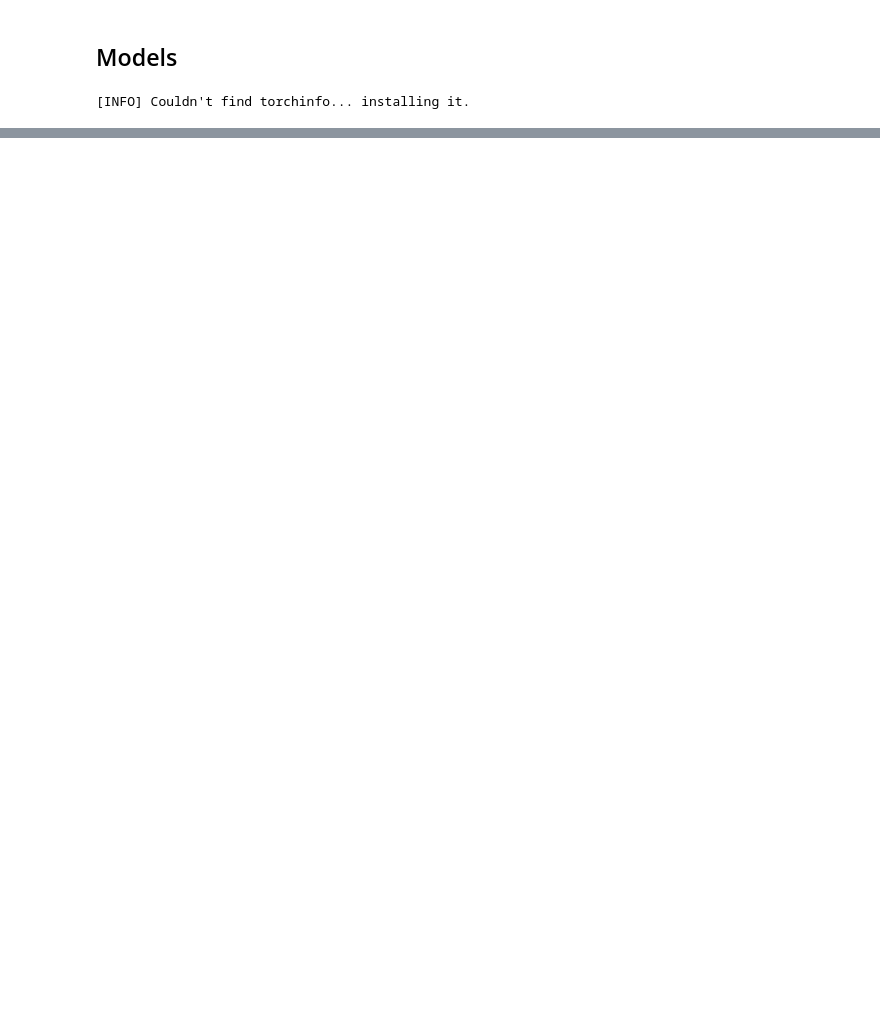
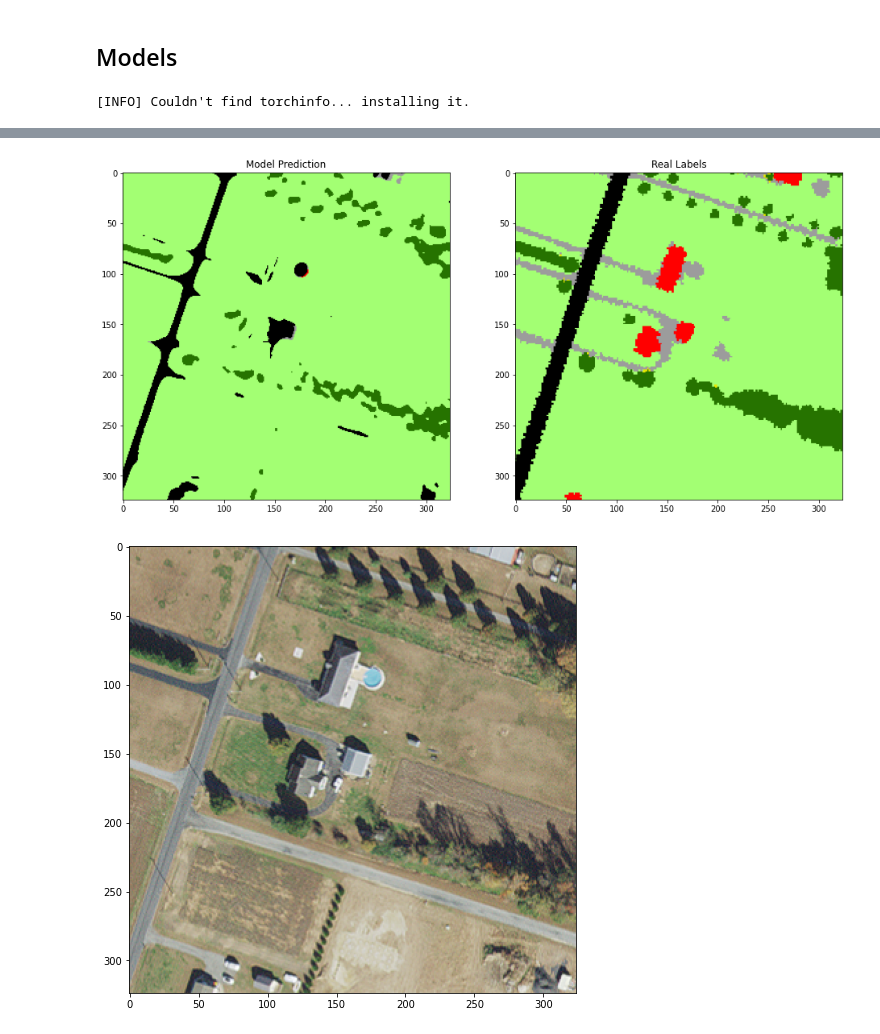
Before and after one commit to Molten-Ice/Deep-Learning, a Jupyter notebook: UNET.ipynb, the cells around one changed output, grey strips where cells are left out. Cells and saved outputs as stored; diff of their text form; code cells hidden in the pictures; blank space fills up the shorter version.

```diff
--- a/UNET.ipynb
+++ b/UNET.ipynb
@@ -339,17 +361,0 @@ torch.Size([1, 14, 324, 324]) tensor(2.6746, device='cuda:0', grad_fn=<NllLoss2D
-# %%
-def display_output(logits, target=None, original_image=None):
-  output = logits.permute(0, 2, 3, 1)
-  output = nn.functional.softmax(output, dim=-1)
-  output = torch.argmax(output, dim=-1)
-  plt.imshow(output[0].detach().cpu().numpy())
-  plt.show()
-  if target is not None:
-    diff = 94 # (512 - 324)//2
-    plt.imshow(target[0, 0, diff:-diff, diff:-diff].detach().cpu().numpy())#.convert("RGB")
-    plt.show()
-  if original_image is not None:
-    diff = 94 # (512 - 324)//2
-    plt.imshow(PIL.Image.fromarray(np.uint8(image[0, :, diff:-diff, diff:-diff].permute(1, 2, 0).detach().cpu().numpy())).convert("RGB"))
-    plt.show()
-
-display_output(logits, target, image)
@@ -359,0 +429,5 @@ display_output(logits, target, image)
+# %%
+sample = next(iter(dataloader))
+image, target = sample["image"], sample["mask"]
+display_output(model, image, target)
+# %% [output]
@@ -359,0 +435,2 @@ display_output(logits, target, image)
+[figure, added]
+[figure, added]
```
Also changed, not shown: parts of 12 cells of this notebook.
